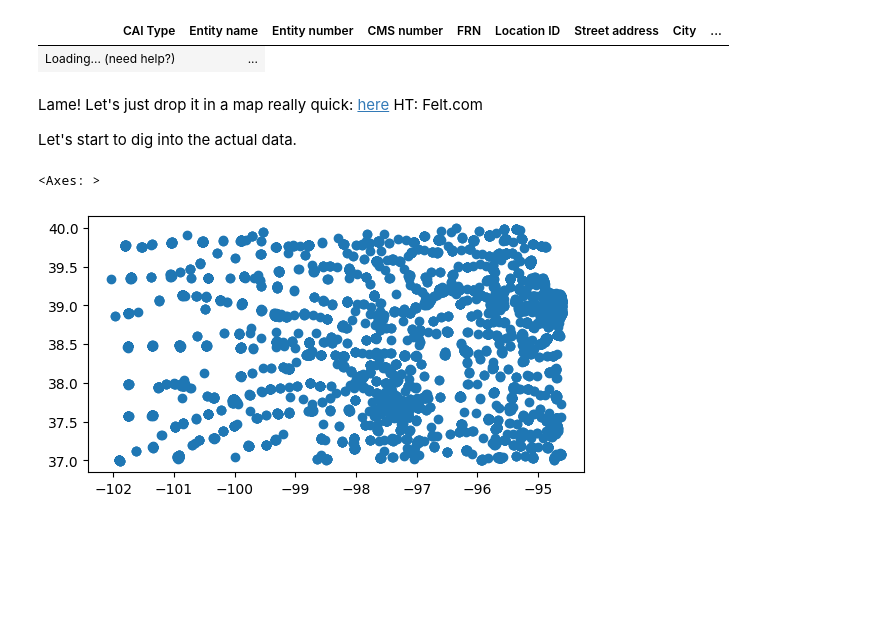
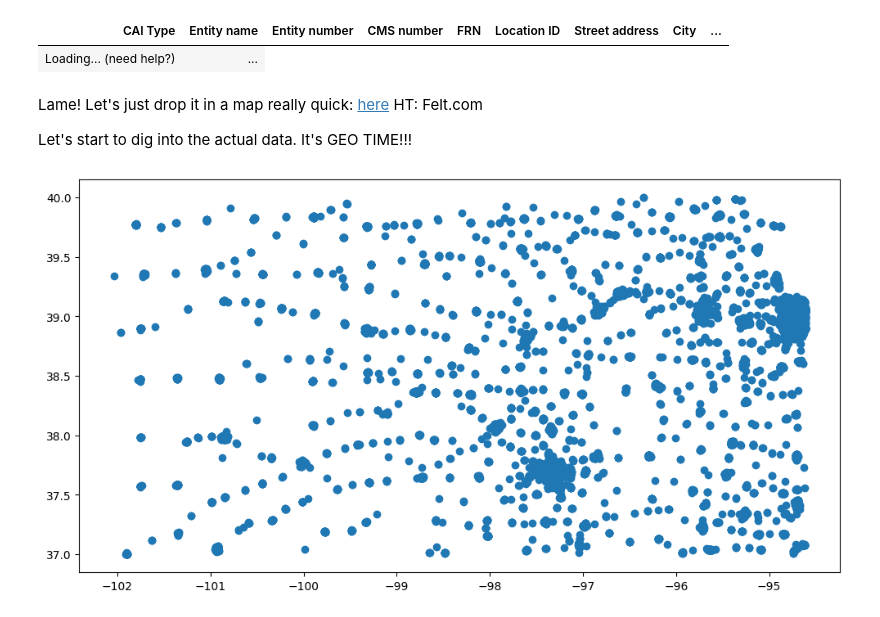
Before and after one commit to npappin-wsu/caiAnalysis, a Jupyter notebook: 2-analysis.ipynb, the cells around one changed output. Saved outputs shown, nothing was run; the diff lists cells and outputs as text; code cells hidden in the pictures; blank space fills up the shorter version.

```diff
--- a/2-analysis.ipynb
+++ b/2-analysis.ipynb
@@ -23,11 +23,10 @@ itables.show(cai)
 # %% [markdown]
 Lame! Let's just drop it in a map really quick: [here](https://felt.com/map/Kansas-CAI-Kpe4ZgiMSJm4IDOKFHlADD?loc=38.514,-98.322,7.93z&share=1) HT: Felt.com
 
-Let's start to dig into the actual data.
+Let's start to dig into the actual data. It's GEO TIME!!!
 # %%
 cai = gpd.GeoDataFrame(cai, geometry=gpd.points_from_xy(cai.Longitude, cai.Latitude), crs='EPSG:4326')
-# %%
-cai.plot()
-# %% [output]
-<Axes: >
-[figure, removed]
+# %%
+ax = cai.plot(figsize=(12, 12))
+# %% [output]
+[figure, added]
```
Also changed, not shown: parts of 8 cells of this notebook.
